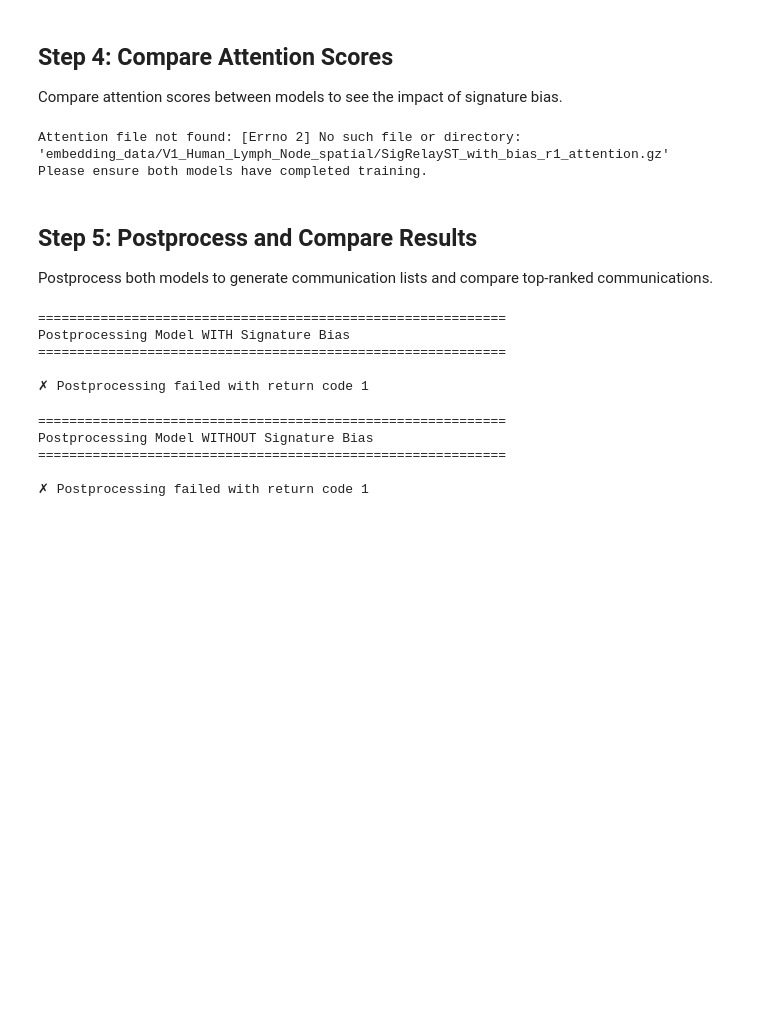
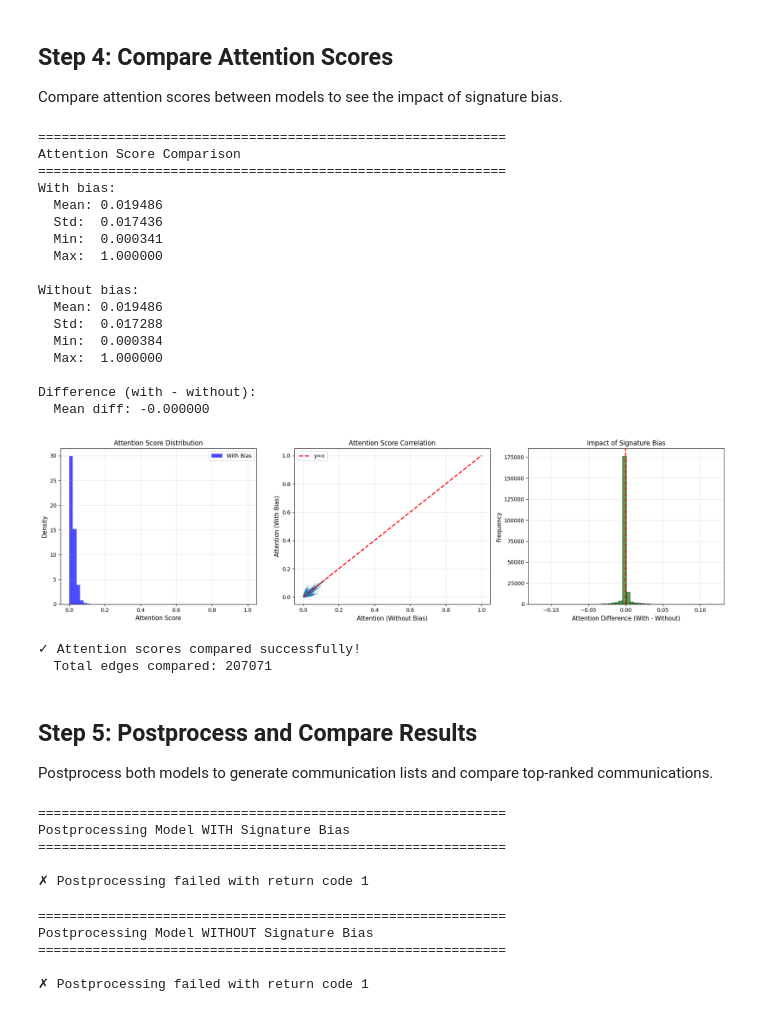
Before and after one commit to krystennguyen/SigRelayST, a Jupyter notebook: train_SigRelayST_colab.ipynb, the cells around one changed output. Drawn from its saved outputs; the diff is of its cells as text; code cells hidden in the pictures; blank space fills up the shorter version.

```diff
--- a/train_SigRelayST_colab.ipynb
+++ b/train_SigRelayST_colab.ipynb
@@ -330,8 +351,8 @@ import pandas as pd
 import matplotlib.pyplot as plt
 
 # Load attention scores
-attention_with_bias_file = 'embedding_data/V1_Human_Lymph_Node_spatial/SigRelayST_with_bias_r1_attention.gz'
-attention_no_bias_file = 'embedding_data/V1_Human_Lymph_Node_spatial_no_bias/SigRelayST_no_bias_r1_attention.gz'
+attention_with_bias_file = 'embedding_data/V1_Human_Lymph_Node_spatial/SigRelayST_with_bias_r1_attention'
+attention_no_bias_file = 'embedding_data/V1_Human_Lymph_Node_spatial_no_bias/SigRelayST_no_bias_r1_attention'
 
 try:
     # Load attention scores
@@ -373,7 +394,7 @@ try:
 
         # Histogram comparison
         axes[0].hist(att_with_flat, bins=50, alpha=0.7, label='With Bias', color='blue', density=True)
-        axes[0].hist(att_no_flat, bins=50, alpha=0.7, label='Without Bias', color='red', density=True)
+        #axes[0].hist(att_no_flat, bins=50, alpha=0.7, label='Without Bias', color='red', density=True)
         axes[0].set_xlabel('Attention Score', fontsize=11)
         axes[0].set_ylabel('Density', fontsize=11)
         axes[0].set_title('Attention Score Distribution', fontsize=12)
@@ -391,35 +412,53 @@ try:
         axes[1].grid(True, alpha=0.3)
 
         # Difference distribution
         diff = att_with_flat[:min_len] - att_no_flat[:min_len]
         axes[2].hist(diff, bins=50, alpha=0.7, color='green', edgecolor='black')
         axes[2].axvline(0, color='red', linestyle='--', linewidth=2)
         axes[2].set_xlabel('Attention Difference (With - Without)', fontsize=11)
         axes[2].set_ylabel('Frequency', fontsize=11)
         axes[2].set_title('Impact of Signature Bias', fontsize=12)
         axes[2].grid(True, alpha=0.3)
 
         plt.tight_layout()
         plt.show()
 
         print(f"\n✓ Attention scores compared successfully!")
         print(f"  Total edges compared: {min_len}")
 
     else:
         print("Could not extract attention scores from loaded data.")
         print(f"Attention with bias structure: {type(attention_with_bias)}, length: {len(attention_with_bias) if hasattr(attention_with_bias, '__len__') else 'N/A'}")
         print(f"Attention no bias structure: {type(attention_no_bias)}, length: {len(attention_no_bias) if hasattr(attention_no_bias, '__len__') else 'N/A'}")
 
 except FileNotFoundError as e:
     print(f"Attention file not found: {e}")
     print("Please ensure both models have completed training.")
 except Exception as e:
     print(f"Error comparing attention scores: {e}")
     import traceback
     traceback.print_exc()
 # %% [output]
-Attention file not found: [Errno 2] No such file or directory: 'embedding_data/V1_Human_Lymph_Node_spatial/SigRelayST_with_bias_r1_attention.gz'
-Please ensure both models have completed training.
+============================================================
+Attention Score Comparison
+============================================================
+With bias:
+  Mean: 0.019486
+  Std:  0.017436
+  Min:  0.000341
+  Max:  1.000000
+
+Without bias:
+  Mean: 0.019486
+  Std:  0.017288
+  Min:  0.000384
+  Max:  1.000000
+
+Difference (with - without):
+  Mean diff: -0.000000
+[figure, added]
+✓ Attention scores compared successfully!
+  Total edges compared: 207071
 # %% [markdown]
 ## Step 5: Postprocess and Compare Results
 
```
Also changed, not shown: parts of 9 cells of this notebook.
